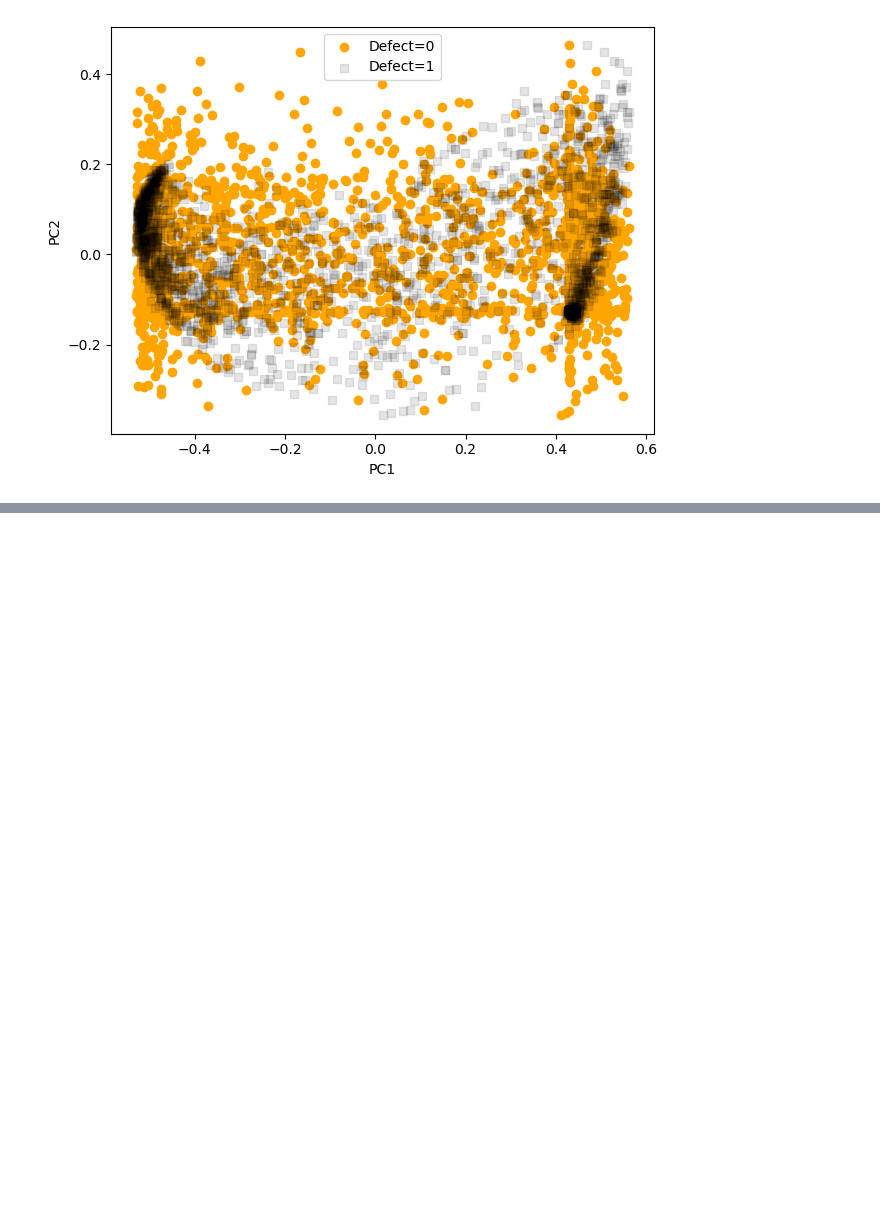
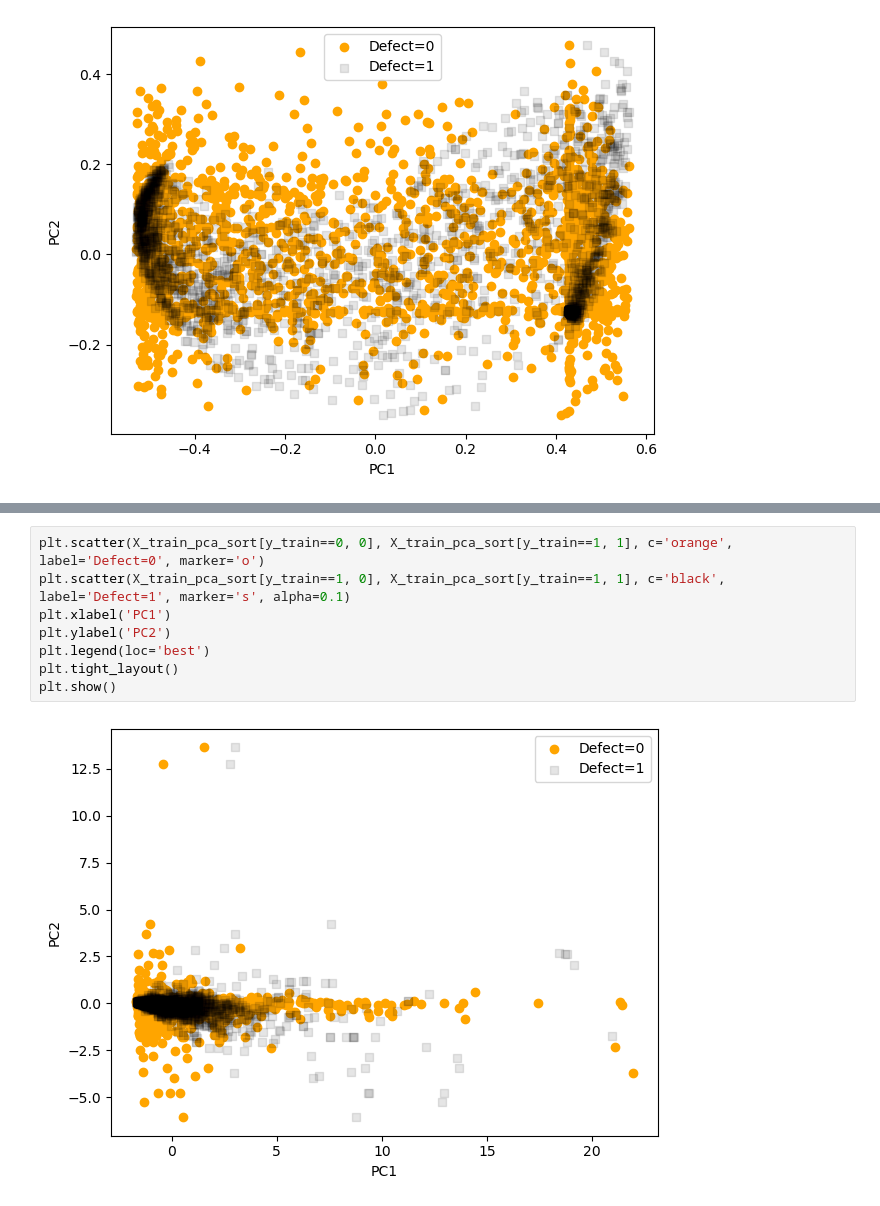
Before and after one commit to Makiavelly/ML-CMP-Different-Models, a Jupyter notebook: mldifmod.ipynb, the cells around one changed output, grey strips where cells are left out. Drawn from its saved outputs; the diff is of its cells as text; blank space fills up the shorter version.

```diff
--- a/mldifmod.ipynb
+++ b/mldifmod.ipynb
@@ -260,0 +353,10 @@ RandomForestClassifier?
+# %%
+plt.scatter(X_train_pca_sort[y_train==0, 0], X_train_pca_sort[y_train==1, 1], c='orange', label='Defect=0', marker='o')
+plt.scatter(X_train_pca_sort[y_train==1, 0], X_train_pca_sort[y_train==1, 1], c='black', label='Defect=1', marker='s', alpha=0.1)
+plt.xlabel('PC1')
+plt.ylabel('PC2')
+plt.legend(loc='best')
+plt.tight_layout()
+plt.show()
+# %% [output]
+[figure, added]
```
Also changed, not shown: parts of 22 cells of this notebook.
